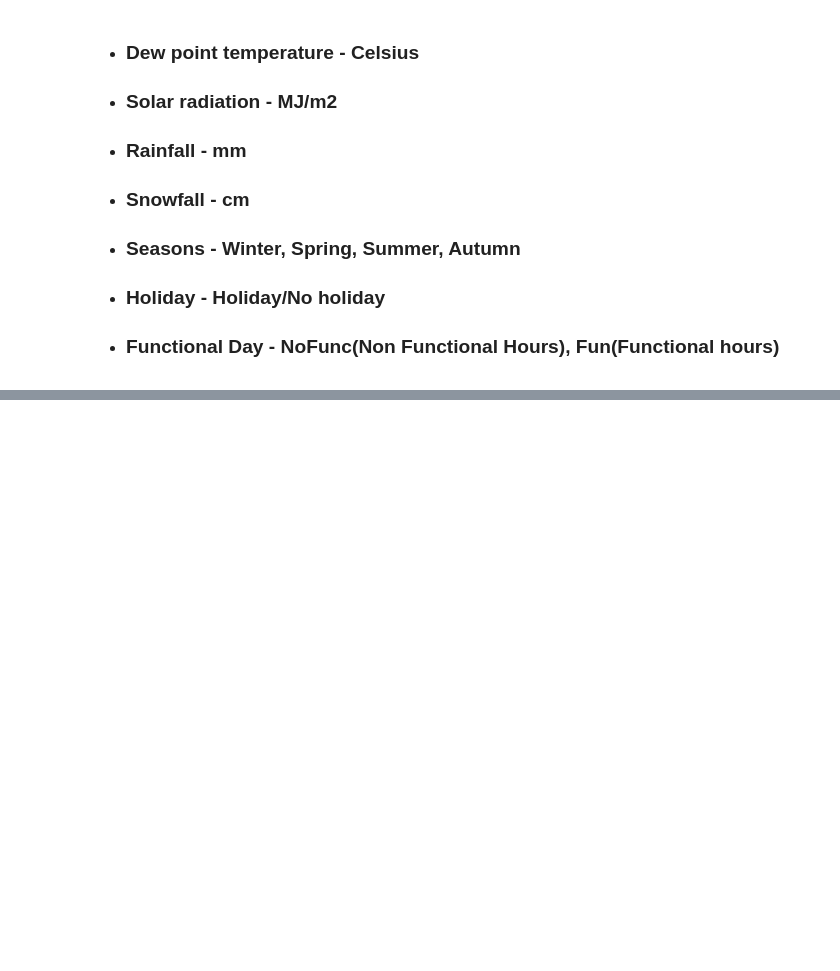
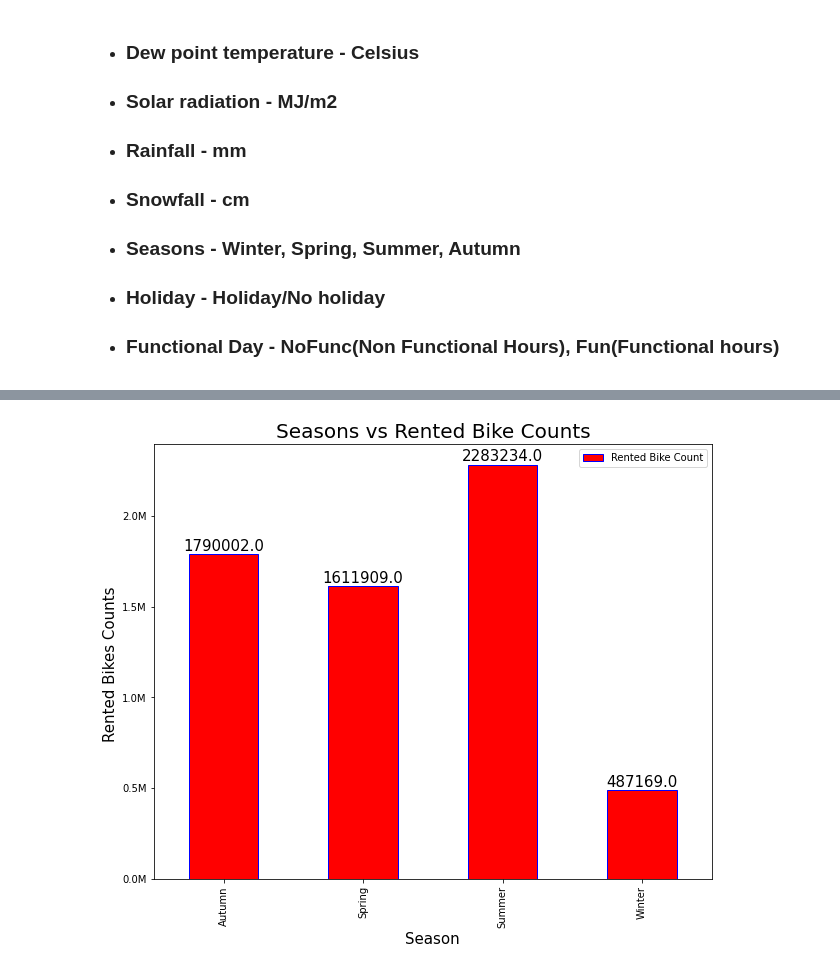
Before and after one commit to rohit-1026/Bike-Sharing-Demand-Prediction, a Jupyter notebook: Bike_Sharing_Demand_Prediction_Capstone_Project.ipynb, the cells around one changed output, grey strips where cells are left out. Cells and saved outputs as stored; diff of their text form; code cells hidden in the pictures; blank space fills up the shorter version.

```diff
--- a/Bike_Sharing_Demand_Prediction_Capstone_Project.ipynb
+++ b/Bike_Sharing_Demand_Prediction_Capstone_Project.ipynb
@@ -2009,0 +294,31 @@ Rented Bike Count is very much dependent :-
+# %%
+# Rented bike counts seasons wise
+season_count=bike_df.groupby('Seasons')['Rented Bike Count'].sum()
+season_df=pd.DataFrame(season_count)
+# %%
+# Plot the bar plot for season count
+from matplotlib.ticker import FuncFormatter
+def millions(x, pos):
+    'The two args are the value and tick position'
+    return '%1.1fM' % (x*1e-6)
+formatter = FuncFormatter(millions)
+ax=season_df.plot.bar(figsize=(10, 8),color=['r', 'g', 'b', 'k', 'y', 'm', 'c'] ,edgecolor='blue')
+
+# Set the title
+ax.set_title('Seasons vs Rented Bike Counts', fontsize = 20)
+
+# Add annotation
+for bar in ax.patches:
+  ax.annotate(format(bar.get_height(), '.1f'),
+                   (bar.get_x() + bar.get_width() / 2,
+                    bar.get_height()), ha='center', va='center',
+                   size=15, xytext=(0, 8),
+                   textcoords='offset points')
+
+
+# Set x and y-labels
+ax.set_xlabel("Season", fontsize = 15)
+ax.set_ylabel("Rented Bikes Counts ", fontsize = 15)
+ax.yaxis.set_major_formatter(formatter)
+# %% [output]
+[figure, added]
```
Also changed, not shown: parts of 424 cells of this notebook.
